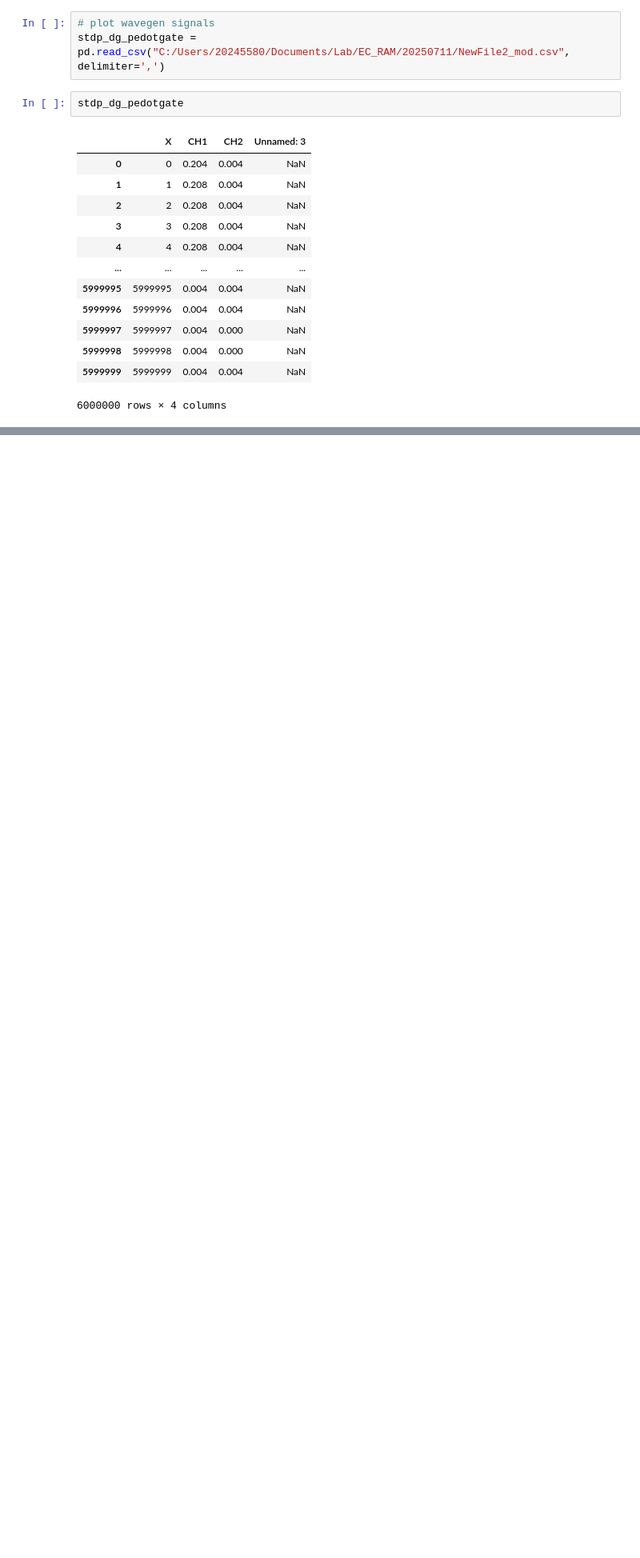
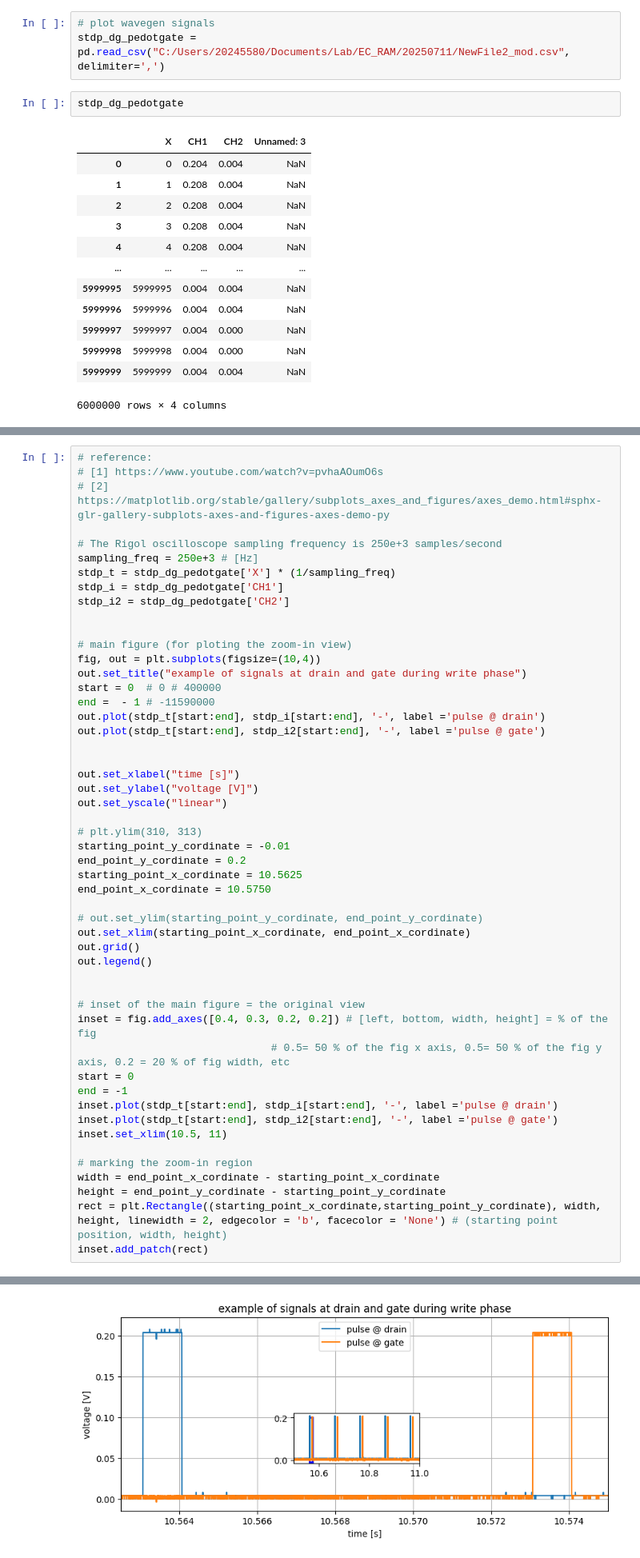
Before and after one commit to LaN-Tran/Code_for_experiments_at_Tue, a Jupyter notebook: codes/plot_exp_data.ipynb, the cells around one changed output, grey strips where cells are left out. Shown at 80% size. Saved outputs shown, nothing was run; the diff lists cells and outputs as text; blank space fills up the shorter version.

```diff
--- a/codes/plot_exp_data.ipynb
+++ b/codes/plot_exp_data.ipynb
@@ -763,0 +788,52 @@ plt.legend()
+# %%
+# reference:
+# [1] https://www.youtube.com/watch?v=pvhaAOumO6s
+# [2] https://matplotlib.org/stable/gallery/subplots_axes_and_figures/axes_demo.html#sphx-glr-gallery-subplots-axes-and-figures-axes-demo-py
+
+# The Rigol oscilloscope sampling frequency is 250e+3 samples/second
+sampling_freq = 250e+3 # [Hz]
+stdp_t = stdp_dg_pedotgate['X'] * (1/sampling_freq)
+stdp_i = stdp_dg_pedotgate['CH1']
+stdp_i2 = stdp_dg_pedotgate['CH2']
+
+
+# main figure (for ploting the zoom-in view)
+fig, out = plt.subplots(figsize=(10,4))
+out.set_title("example of signals at drain and gate during write phase")
+start = 0  # 0 # 400000
+end =  - 1 # -11590000
+out.plot(stdp_t[start:end], stdp_i[start:end], '-', label ='pulse @ drain')
+out.plot(stdp_t[start:end], stdp_i2[start:end], '-', label ='pulse @ gate')
+
+
+out.set_xlabel("time [s]")
+out.set_ylabel("voltage [V]")
+out.set_yscale("linear")
+
+# plt.ylim(310, 313)
+starting_point_y_cordinate = -0.01
+end_point_y_cordinate = 0.2
+starting_point_x_cordinate = 10.5625
+end_point_x_cordinate = 10.5750
+
+# out.set_ylim(starting_point_y_cordinate, end_point_y_cordinate)
+out.set_xlim(starting_point_x_cordinate, end_point_x_cordinate)
+out.grid()
+out.legend()
+
+
+# inset of the main figure = the original view
+inset = fig.add_axes([0.4, 0.3, 0.2, 0.2]) # [left, bottom, width, height] = % of the fig
+                               # 0.5= 50 % of the fig x axis, 0.5= 50 % of the fig y axis, 0.2 = 20 % of fig width, etc
+start = 0
+end = -1
+inset.plot(stdp_t[start:end], stdp_i[start:end], '-', label ='pulse @ drain')
+inset.plot(stdp_t[start:end], stdp_i2[start:end], '-', label ='pulse @ gate')
+inset.set_xlim(10.5, 11)
+
+# marking the zoom-in region
+width = end_point_x_cordinate - starting_point_x_cordinate
+height = end_point_y_cordinate - starting_point_y_cordinate
+rect = plt.Rectangle((starting_point_x_cordinate,starting_point_y_cordinate), width, height, linewidth = 2, edgecolor = 'b', facecolor = 'None') # (starting point position, width, height)
+inset.add_patch(rect)
+# %% [output]
@@ -763,0 +841 @@ plt.legend()
+[figure, added]
```
Also changed, not shown: parts of 62 cells of this notebook, 7 other files.
